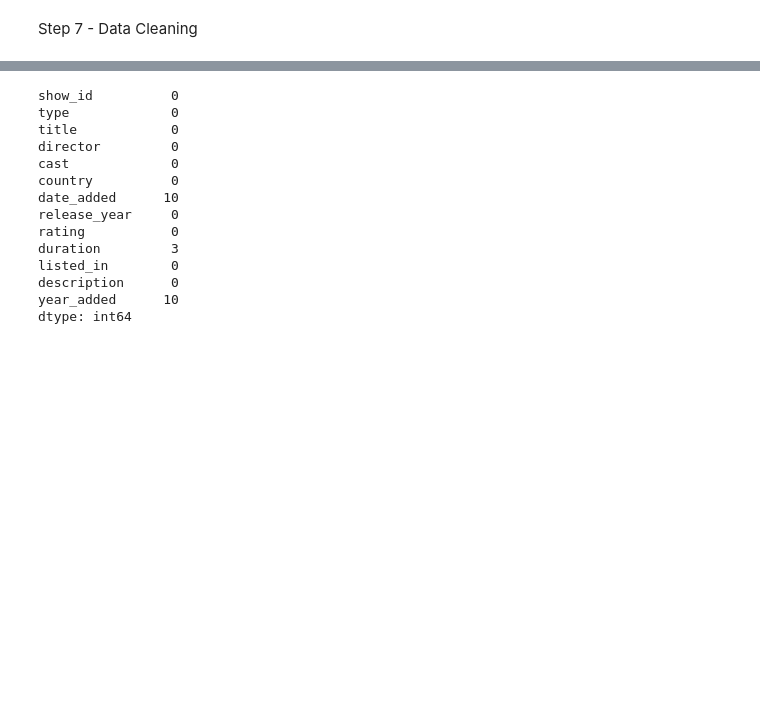
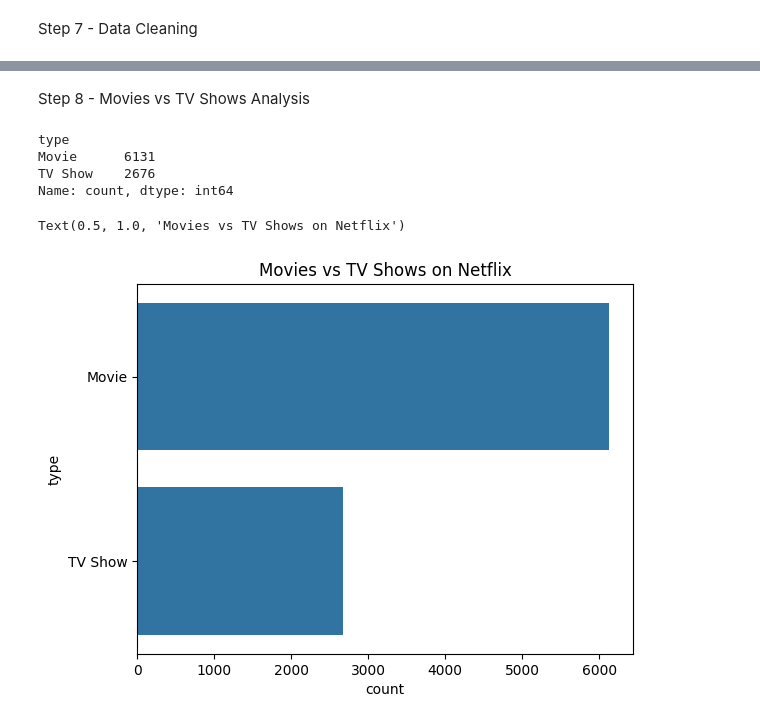
Before and after one commit to bhumipandey06/NetflixDAProject, a Jupyter notebook: Netflix DA Project.ipynb, the cells around one changed output, grey strips where cells are left out. Saved outputs shown, nothing was run; the diff lists cells and outputs as text; code cells hidden in the pictures; blank space fills up the shorter version.

```diff
--- a/Netflix DA Project.ipynb
+++ b/Netflix DA Project.ipynb
@@ -140,17 +129,17 @@ datetime64[ns]
-# %%
-df.isnull().sum()
-# %% [output]
-show_id          0
-type             0
-title            0
-director         0
-cast             0
-country          0
-date_added      10
-release_year     0
-rating           0
-duration         3
-listed_in        0
-description      0
-year_added      10
-dtype: int64
+# %% [markdown]
+Step 8 - Movies vs TV Shows Analysis
+# %%
+# Check Counts
+df['type'].value_counts()
+# %% [output]
+type
+Movie      6131
+TV Show    2676
+Name: count, dtype: int64
+# %%
+# visualization
+sns.countplot(y=df['type'])
+plt.title("Movies vs TV Shows on Netflix")
+# %% [output]
+Text(0.5, 1.0, 'Movies vs TV Shows on Netflix')
+[figure, added]
```
Also changed, not shown: parts of 2 cells of this notebook.
